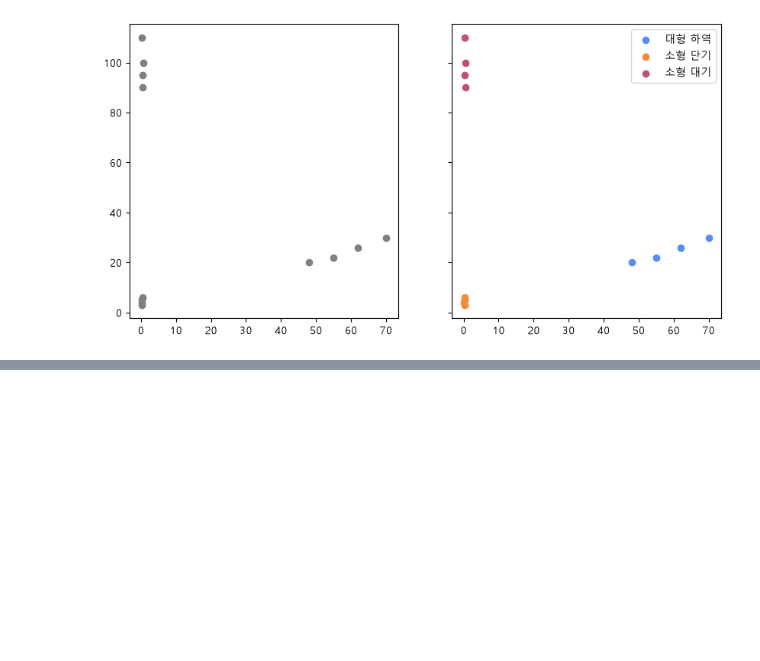
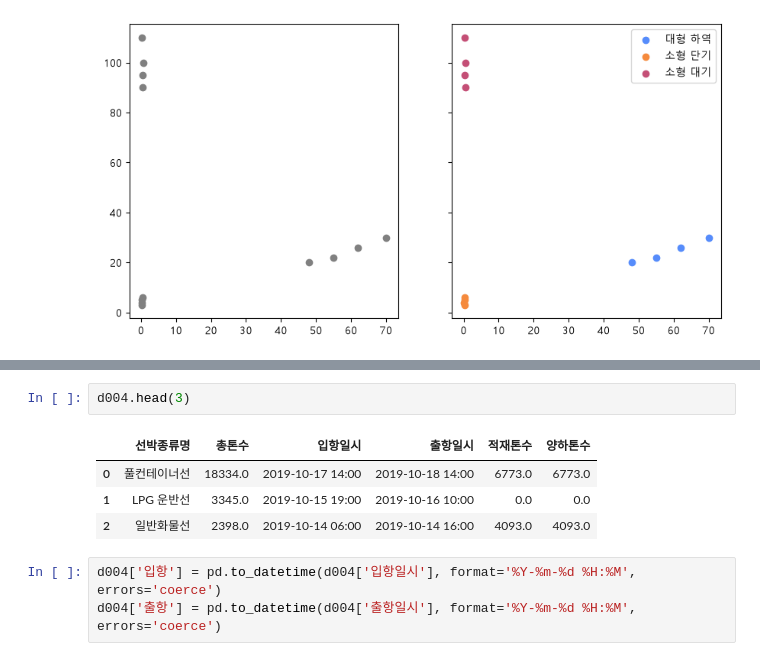
Before and after one commit to eddie1031/2026_SKP_011, a Jupyter notebook: clustering.ipynb, the cells around one changed output, grey strips where cells are left out. Drawn from its saved outputs; the diff is of its cells as text; blank space fills up the shorter version.

```diff
--- a/clustering.ipynb
+++ b/clustering.ipynb
@@ -92,0 +178,10 @@ fig.show()
+# %%
+d004.head(3)
+# %% [output]
+|  | 선박종류명 | 총톤수 | 입항일시 | 출항일시 | 적재톤수 | 양하톤수 |
+| 0 | 풀컨테이너선 | 18334.0 | 2019-10-17 14:00 | 2019-10-18 14:00 | 6773.0 | 6773.0 |
+| 1 | LPG 운반선 | 3345.0 | 2019-10-15 19:00 | 2019-10-16 10:00 | 0.0 | 0.0 |
+| 2 | 일반화물선 | 2398.0 | 2019-10-14 06:00 | 2019-10-14 16:00 | 4093.0 | 4093.0 |
+# %%
+d004['입항'] = pd.to_datetime(d004['입항일시'], format='%Y-%m-%d %H:%M', errors='coerce')
+d004['출항'] = pd.to_datetime(d004['출항일시'], format='%Y-%m-%d %H:%M', errors='coerce')
```
Also changed, not shown: parts of 11 cells of this notebook.
